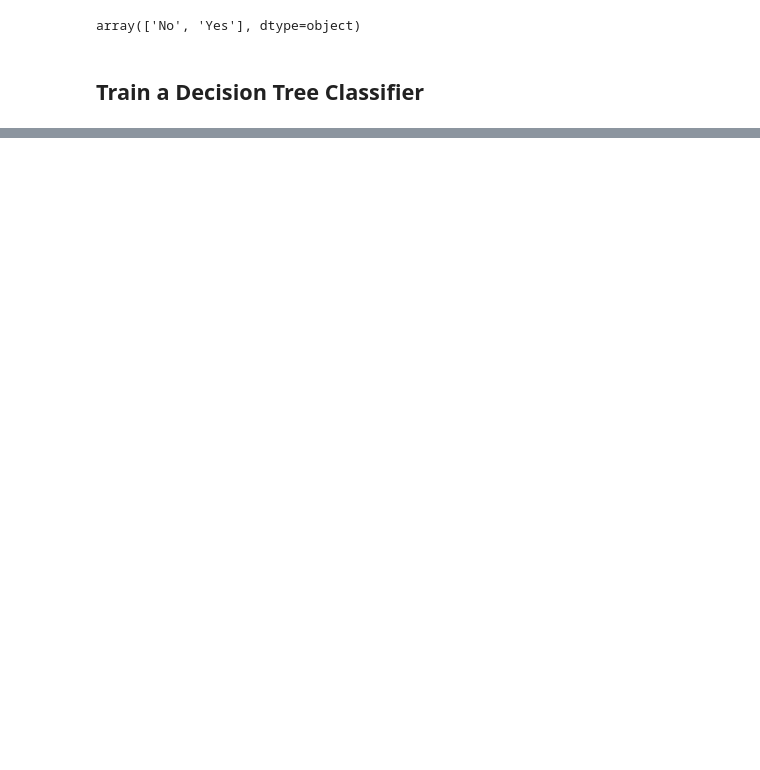
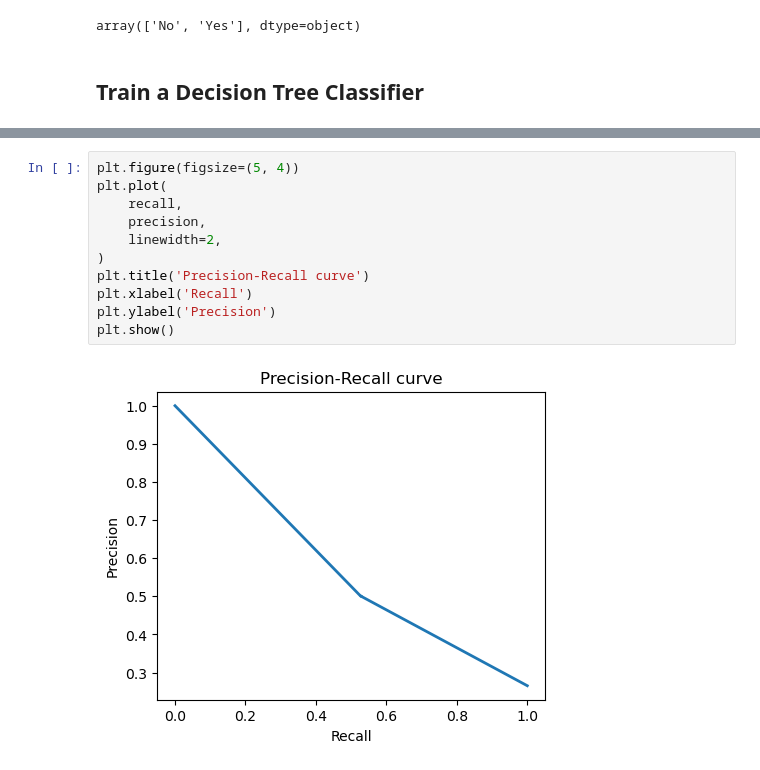
Before and after one commit to michal-ry/telco-churn-risk-scoring, a Jupyter notebook: notebooks/modeling/01_decision_tree.ipynb, the cells around one changed output, grey strips where cells are left out. Drawn from its saved outputs; the diff is of its cells as text; blank space fills up the shorter version.

```diff
--- a/notebooks/modeling/01_decision_tree.ipynb
+++ b/notebooks/modeling/01_decision_tree.ipynb
@@ -125,0 +280,13 @@ np.float64(0.9982)
+# %%
+plt.figure(figsize=(5, 4))
+plt.plot(
+    recall,
+    precision,
+    linewidth=2,
+)
+plt.title('Precision-Recall curve')
+plt.xlabel('Recall')
+plt.ylabel('Precision')
+plt.show()
+# %% [output]
+[figure, added]
```
Also changed, not shown: parts of 27 cells of this notebook.
